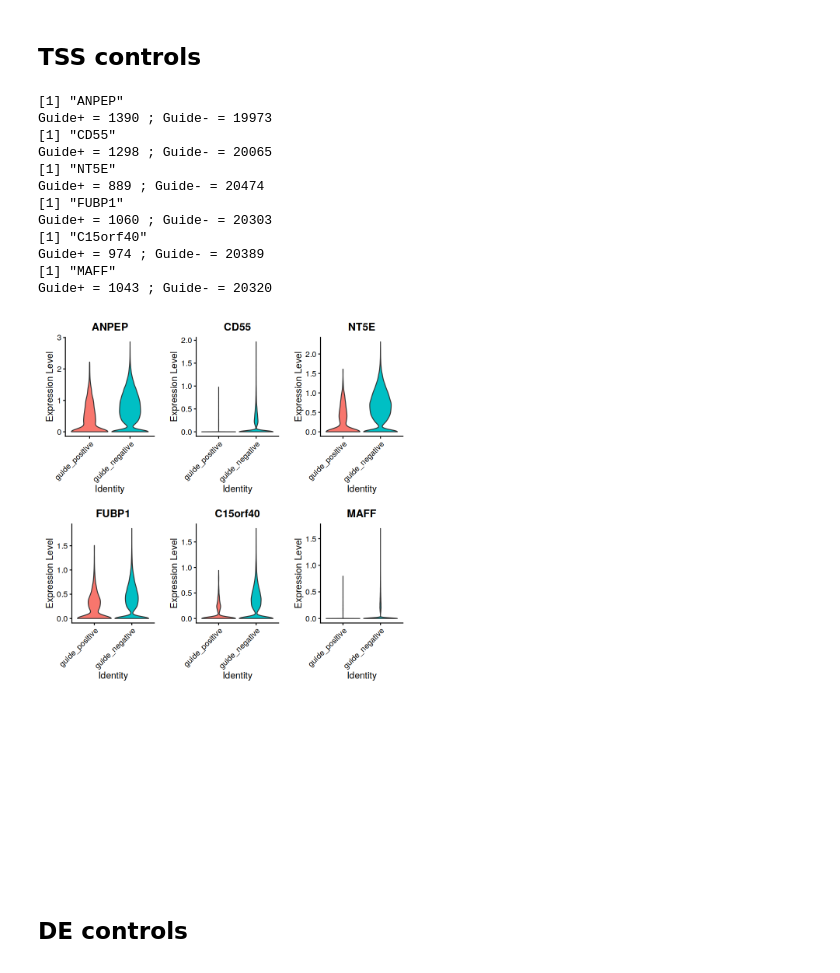
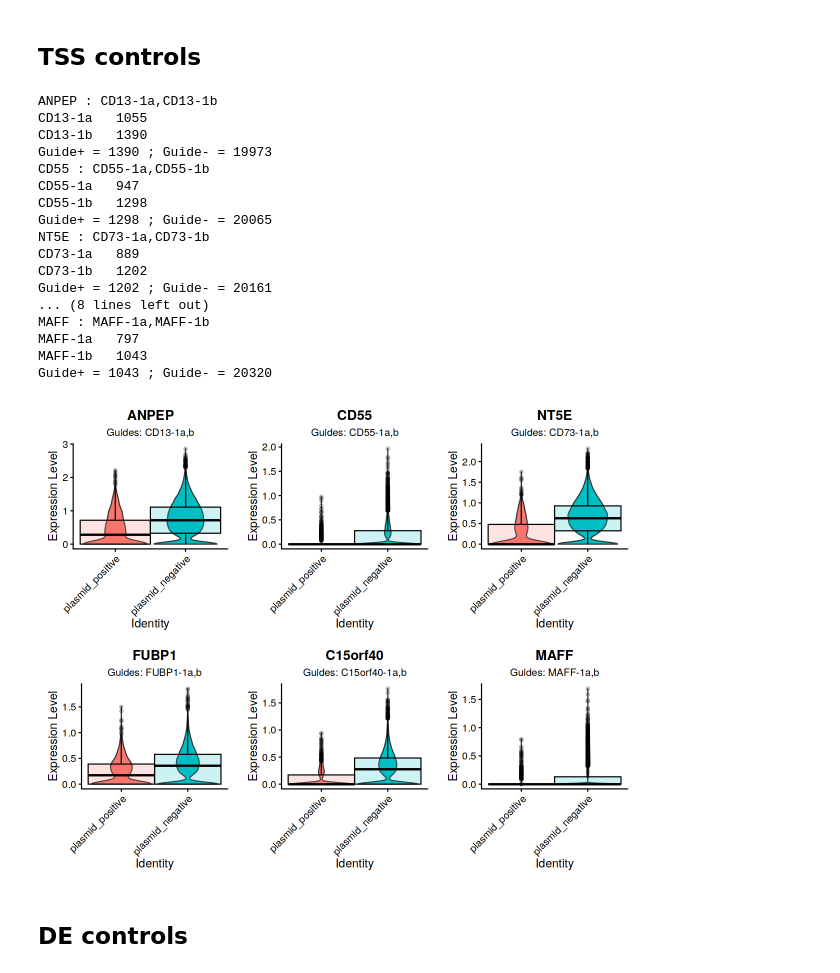
Before and after one commit to ucsf-lgr/ckd-workflow, a Jupyter notebook: secondary/04_DE_by_plasmid.ipynb, the cells around one changed output. Saved outputs shown, nothing was run; the diff lists cells and outputs as text; code cells hidden in the pictures.

```diff
--- a/secondary/04_DE_by_plasmid.ipynb
+++ b/secondary/04_DE_by_plasmid.ipynb
@@ -111,30 +111,6 @@ for(i in seq_along(libraries)){
     seurat_libs[[i]] = subset(seurat_combined, subset = library == lib)
 }
 names(seurat_libs) <- libraries
-# %%
-get_all_perturbed_cells_by_guide <- function(seurat_obj_libs) {
-    perturbed_cells_by_guide = list()
-
-    for(i in 1:nrow(df_thresholds)){
-        perturbed_cells_in_all_libs = list()
-        guide = df_thresholds$guide[i]
-        # Loop over libraries
-        for(lib in libraries){
-            seurat_lib = seurat_obj_libs[[lib]]
-            threshold = df_thresholds[i, lib]
-            #cat(blue(guide, lib, threshold, "\n"))
-            cells_in_lib = Cells(seurat_lib)
-            sgrna_counts = seurat_lib[['sgRNA']]@counts
-            select_perturbed = sgrna_counts[guide, cells_in_lib] >= threshold
-            perturbed_cells_in_library = cells_in_lib[select_perturbed]
-            #cat(length(cells_in_lib), "in", lib, guide, length(perturbed_cells_in_library), "cells >", threshold, "\n")
-            perturbed_cells_in_all_libs = append(perturbed_cells_in_all_libs, perturbed_cells_in_library)
-        }
-        perturbed_cells_by_guide[[i]] = perturbed_cells_in_all_libs
-    }
-    names(perturbed_cells_by_guide) <- df_thresholds$guide
-    perturbed_cells_by_guide
-}
 # %%
 perturbed_cells_by_guide <- get_all_perturbed_cells_by_guide(seurat_libs)
 length(perturbed_cells_by_guide[[3]])
@@ -302,24 +378,30 @@ for(t in targets){
 # %% [markdown]
 ## TSS controls
 # %%
-targets = unique(filter(df_guide, subclass=='tss')$alias)
-plots = vlnplot_for_targets(seurat_rna, df_guide, perturbed_cells_by_guide, targets)
-options(repr.plot.width=8, repr.plot.height=12)
-ggarrange(plotlist=plots, ncol=3, nrow = 3)
+source('/home/vsevim/prj/workflows/ckd/secondary/helper_functions_for_diffex.r')
+df_tss = filter(df_guide, subclass=='tss')
+plots = vlnplot_for_plasmids(seurat_rna, df_tss, perturbed_cells_by_guide)
+options(repr.plot.width=10, repr.plot.height=8)
+ggarrange(plotlist=plots, ncol=3, nrow = 2)
 # %% [output]
-[1] "ANPEP"
+ANPEP : CD13-1a,CD13-1b
+CD13-1a   1055
+CD13-1b   1390
 Guide+ = 1390 ; Guide- = 19973
-[1] "CD55"
+CD55 : CD55-1a,CD55-1b
+CD55-1a   947
+CD55-1b   1298
 Guide+ = 1298 ; Guide- = 20065
-[1] "NT5E"
-Guide+ = 889 ; Guide- = 20474
-[1] "FUBP1"
-Guide+ = 1060 ; Guide- = 20303
-[1] "C15orf40"
-Guide+ = 974 ; Guide- = 20389
-[1] "MAFF"
+NT5E : CD73-1a,CD73-1b
+CD73-1a   889
+CD73-1b   1202
+Guide+ = 1202 ; Guide- = 20161
+... (8 lines left out)
+MAFF : MAFF-1a,MAFF-1b
+MAFF-1a   797
+MAFF-1b   1043
 Guide+ = 1043 ; Guide- = 20320
-[figure, old version]
+[figure, new version]
 # %% [markdown]
 ## DE controls
 # %%
```
Also changed, not shown: parts of 31 cells of this notebook, 5 other files.
